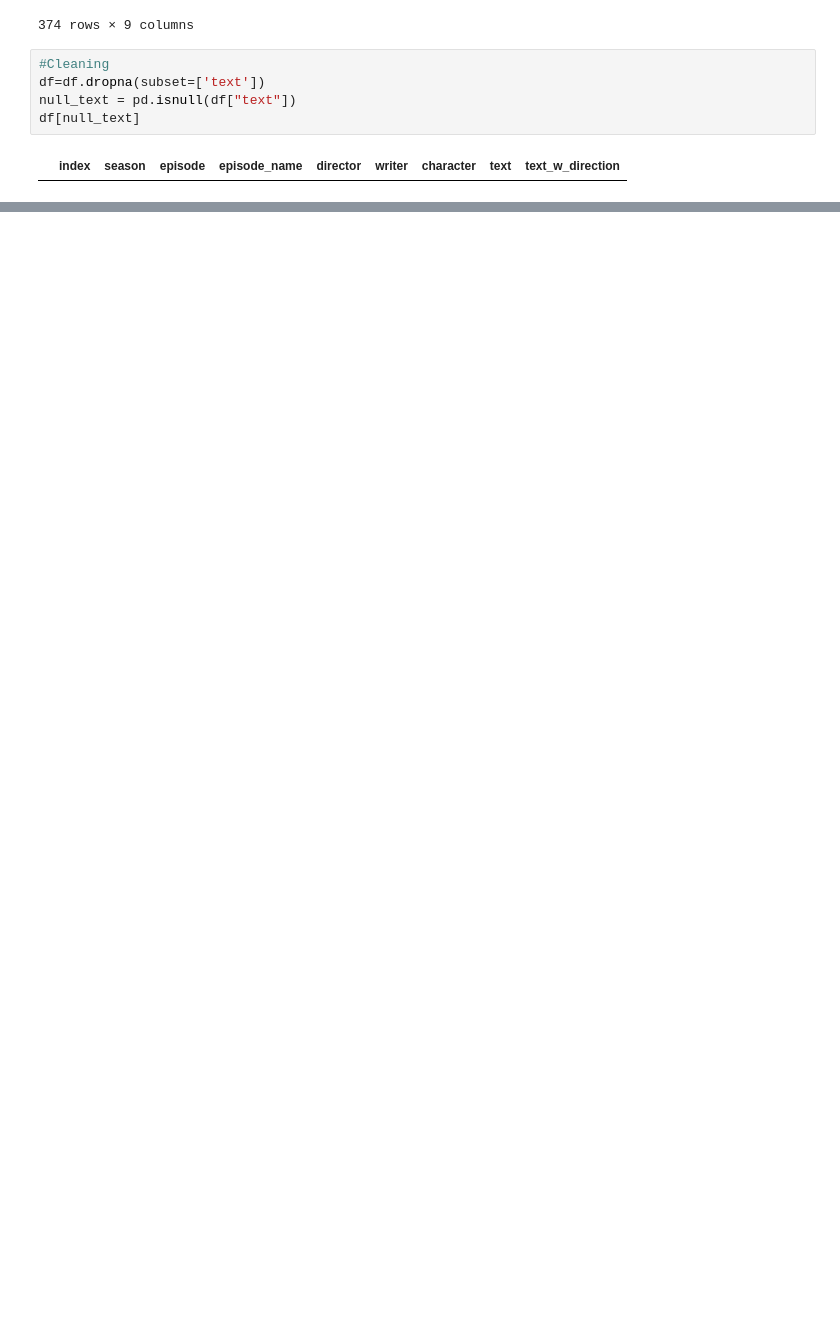
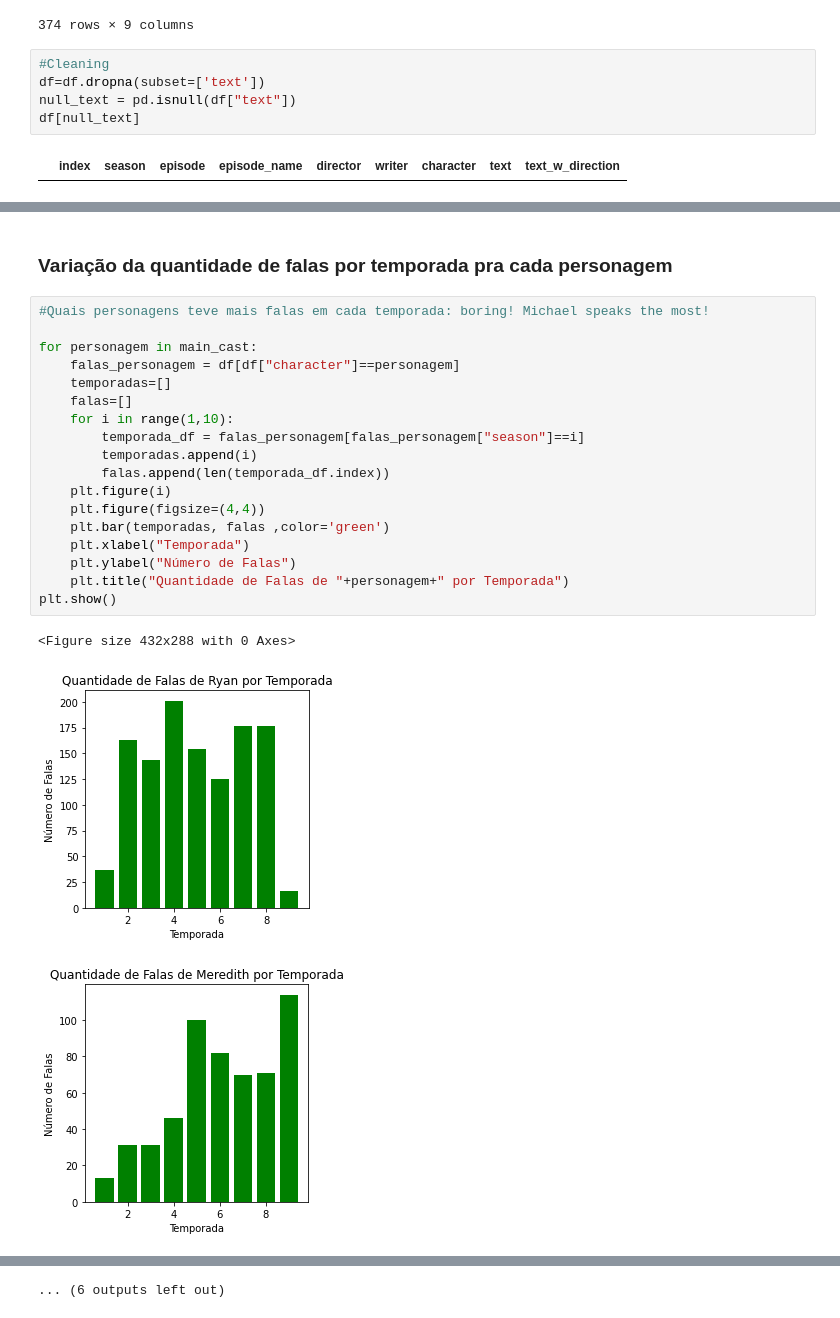
Before and after one commit to victoraugustosouza/TheOffice, a Jupyter notebook: theOffice.ipynb, the cells around one changed output, grey strips where cells are left out. Drawn from its saved outputs; the diff is of its cells as text; blank space fills up the shorter version.

```diff
--- a/theOffice.ipynb
+++ b/theOffice.ipynb
@@ -116,0 +74,24 @@ Patty 1
+# %% [markdown]
+<h3>Variação da quantidade de falas por temporada pra cada personagem</h3>
+# %%
+#Quais personagens teve mais falas em cada temporada: boring! Michael speaks the most!
+
+for personagem in main_cast:
+    falas_personagem = df[df["character"]==personagem]
+    temporadas=[]
+    falas=[]
+    for i in range(1,10):
+        temporada_df = falas_personagem[falas_personagem["season"]==i]
+        temporadas.append(i)
+        falas.append(len(temporada_df.index))
+    plt.figure(i)
+    plt.figure(figsize=(4,4))
+    plt.bar(temporadas, falas ,color='green')
+    plt.xlabel("Temporada")
+    plt.ylabel("Número de Falas")
+    plt.title("Quantidade de Falas de "+personagem+" por Temporada")
+plt.show()
+# %% [output]
+<Figure size 432x288 with 0 Axes>
+[figure, added]
+[figure, added]
@@ -116,0 +107 @@ Patty 1
+... (6 outputs left out)
```
Also changed, not shown: parts of 10 cells of this notebook.
